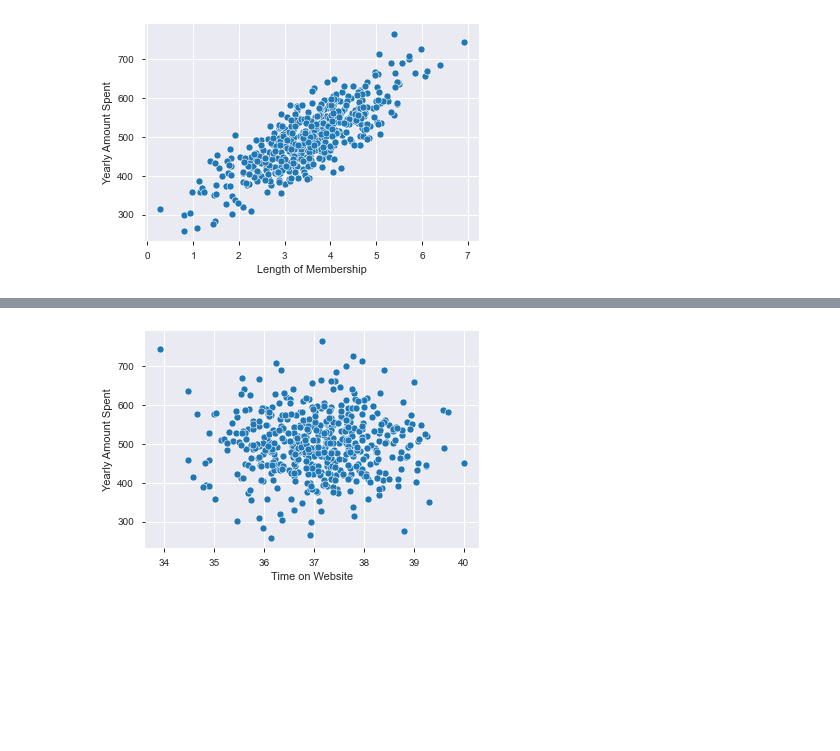
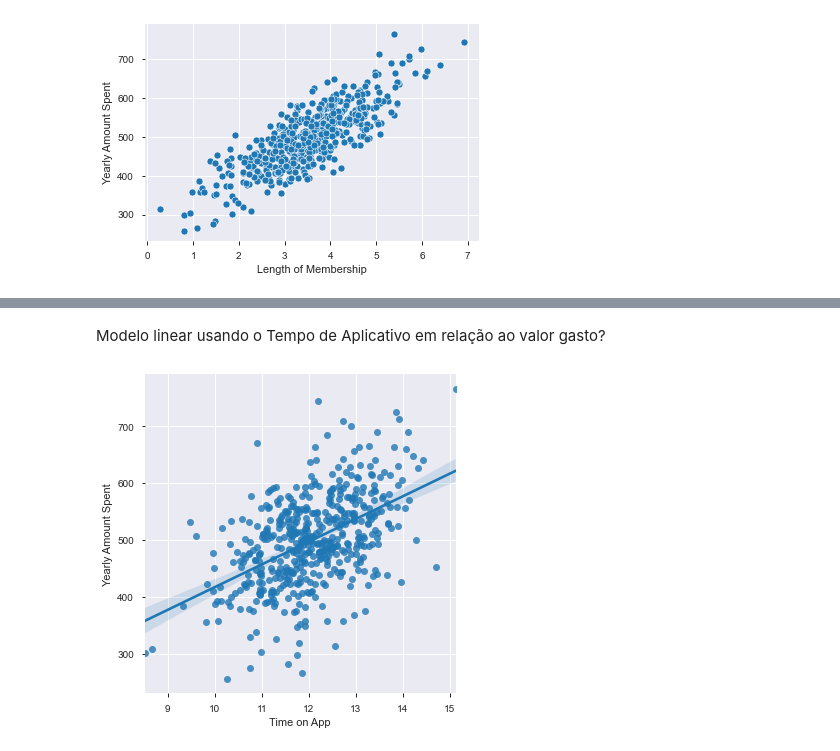
Before and after one commit to luizabamorim/Algoritmos-de-Machine-Learning, a Jupyter notebook: Regressão Linear/Ecommerce_Reg_Linear.ipynb, the cells around one changed output, grey strips where cells are left out. Saved outputs shown, nothing was run; the diff lists cells and outputs as text; code cells hidden in the pictures; blank space fills up the shorter version.

```diff
--- a/Regressão Linear/Ecommerce_Reg_Linear.ipynb
+++ b/Regressão Linear/Ecommerce_Reg_Linear.ipynb
@@ -176,5 +215,7 @@ plt.show()
+# %% [markdown]
+Modelo linear usando o Tempo de Aplicativo em relação ao valor gasto?
 # %%
-sns.scatterplot(x='Time on Website',y='Yearly Amount Spent',data=clientes)
+sns.lmplot(x='Time on App',y='Yearly Amount Spent',data=clientes)
 plt.show()
 # %% [output]
-[figure, old version]
+[figure, new version]
```
Also changed, not shown: parts of 18 cells of this notebook.
